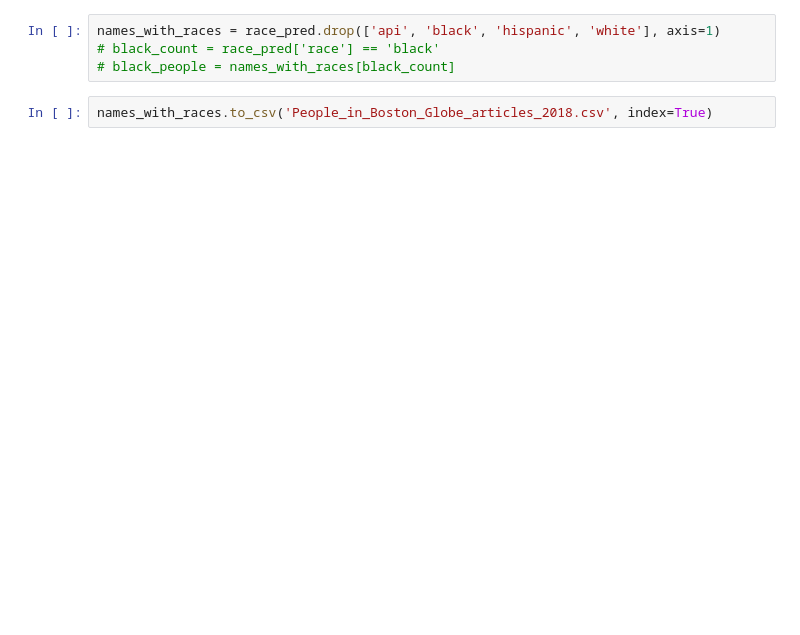
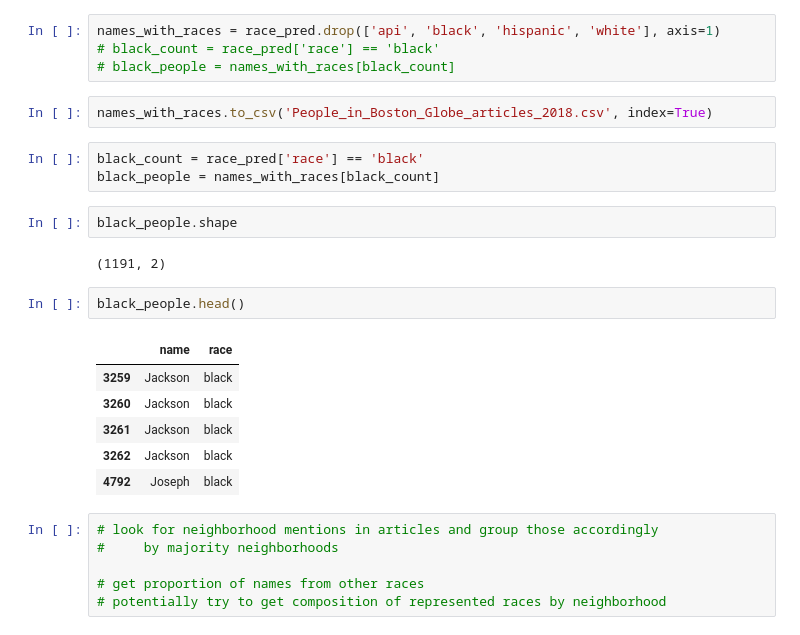
Before and after one commit to BU-Spark/summer2021internship, a Jupyter notebook: NAACP/Entity_Recognition/Spacy_Ent_Rec.ipynb, the cells around one changed output. Cells and saved outputs as stored; diff of their text form; blank space fills up the shorter version.

```diff
--- a/NAACP/Entity_Recognition/Spacy_Ent_Rec.ipynb
+++ b/NAACP/Entity_Recognition/Spacy_Ent_Rec.ipynb
@@ -90,3 +119,25 @@ names_with_races = race_pred.drop(['api', 'black', 'hispanic', 'white'], axis=1)
 # black_people = names_with_races[black_count]
 # %%
 names_with_races.to_csv('People_in_Boston_Globe_articles_2018.csv', index=True)
+# %%
+black_count = race_pred['race'] == 'black'
+black_people = names_with_races[black_count]
+# %%
+black_people.shape
+# %% [output]
+(1191, 2)
+# %%
+black_people.head()
+# %% [output]
+|  | name | race |
+| 3259 | Jackson | black |
+| 3260 | Jackson | black |
+| 3261 | Jackson | black |
+| 3262 | Jackson | black |
+| 4792 | Joseph | black |
+# %%
+# look for neighborhood mentions in articles and group those accordingly
+#     by majority neighborhoods
+
+# get proportion of names from other races
+# potentially try to get composition of represented races by neighborhood
```
Also changed, not shown: parts of 10 cells of this notebook, 19 other files.
